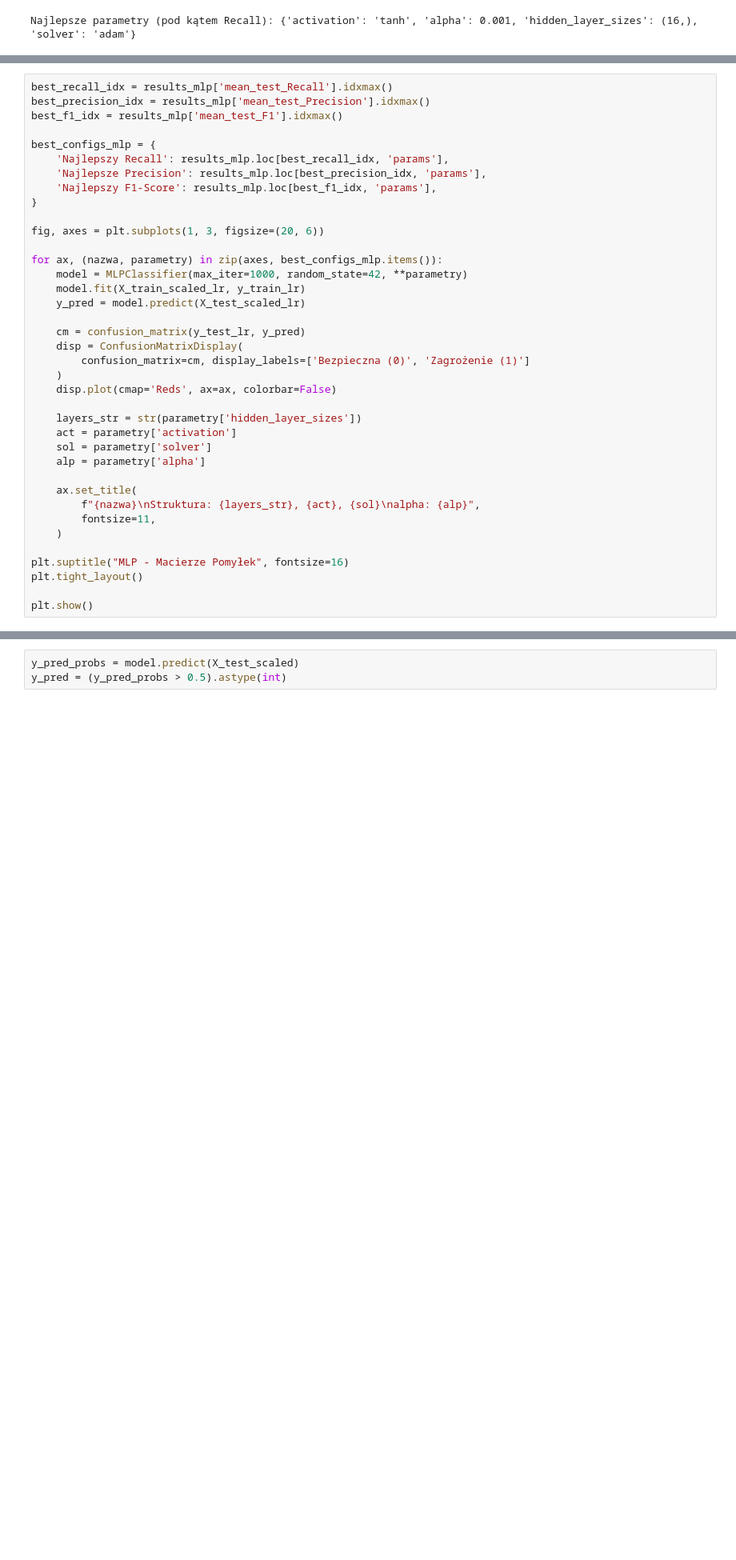
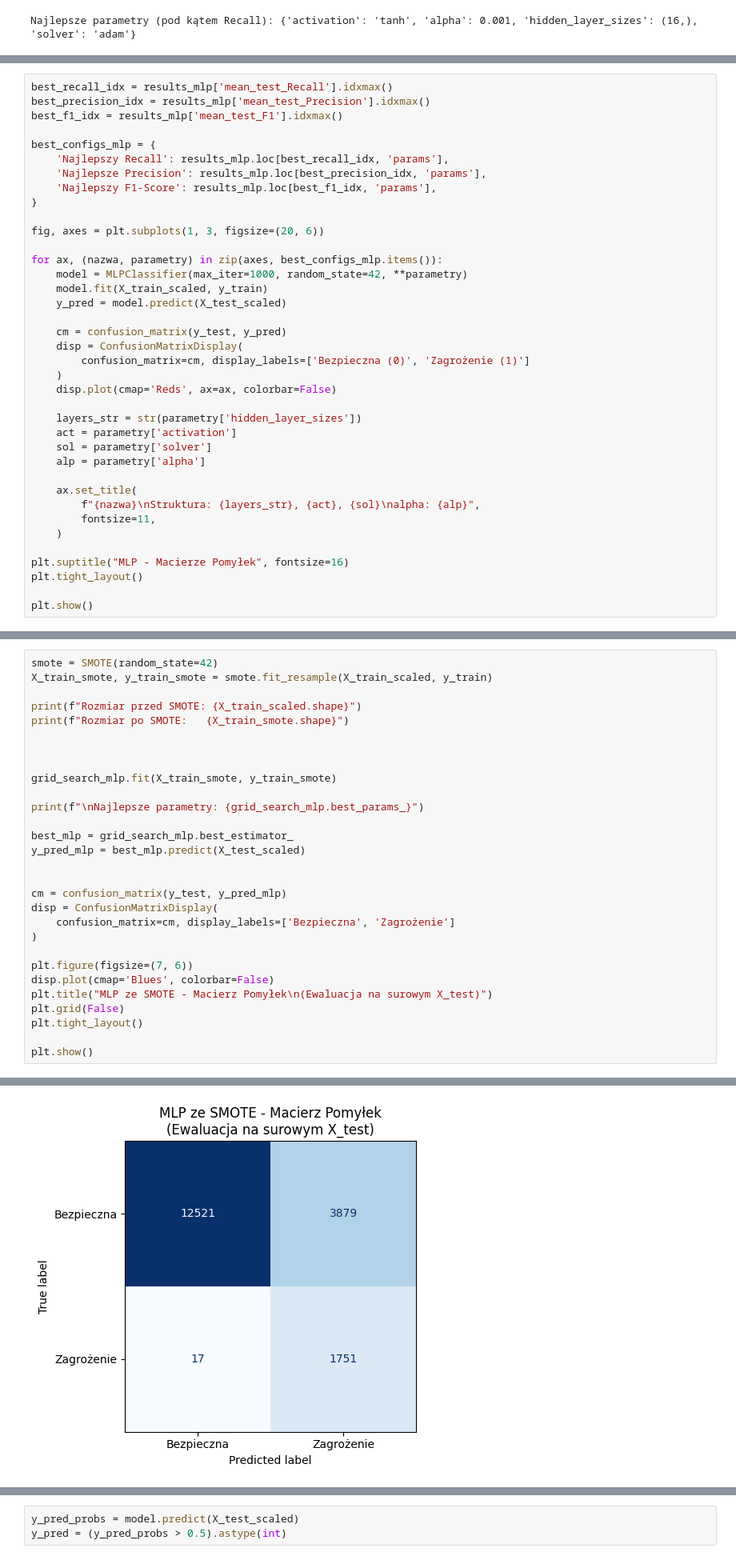
Before and after one commit to Zajecia-na-PWr-LR/lista-4-projekt-grupowy-orjaol, a Jupyter notebook: zadanie.ipynb, the cells around one changed output, grey strips where cells are left out. Shown at 80% size. Saved outputs shown, nothing was run; the diff lists cells and outputs as text; blank space fills up the shorter version.

Commit message:
MLP SMOTE

```diff
--- a/zadanie.ipynb
+++ b/zadanie.ipynb
@@ -433,10 +433,10 @@ fig, axes = plt.subplots(1, 3, figsize=(20, 6))
 
 for ax, (nazwa, parametry) in zip(axes, best_configs_mlp.items()):
     model = MLPClassifier(max_iter=1000, random_state=42, **parametry)
-    model.fit(X_train_scaled_lr, y_train_lr)
-    y_pred = model.predict(X_test_scaled_lr)
+    model.fit(X_train_scaled, y_train)
+    y_pred = model.predict(X_test_scaled)
 
-    cm = confusion_matrix(y_test_lr, y_pred)
+    cm = confusion_matrix(y_test, y_pred)
     disp = ConfusionMatrixDisplay(
         confusion_matrix=cm, display_labels=['Bezpieczna (0)', 'Zagrożenie (1)']
     )
@@ -460,0 +463,30 @@ plt.show()
+# %%
+smote = SMOTE(random_state=42)
+X_train_smote, y_train_smote = smote.fit_resample(X_train_scaled, y_train)
+
+print(f"Rozmiar przed SMOTE: {X_train_scaled.shape}")
+print(f"Rozmiar po SMOTE:   {X_train_smote.shape}")
+
+
+
+grid_search_mlp.fit(X_train_smote, y_train_smote)
+
+print(f"\nNajlepsze parametry: {grid_search_mlp.best_params_}")
+
+best_mlp = grid_search_mlp.best_estimator_
+y_pred_mlp = best_mlp.predict(X_test_scaled)
+
+
+cm = confusion_matrix(y_test, y_pred_mlp)
+disp = ConfusionMatrixDisplay(
+    confusion_matrix=cm, display_labels=['Bezpieczna', 'Zagrożenie']
+)
+
+plt.figure(figsize=(7, 6))
+disp.plot(cmap='Blues', colorbar=False)
+plt.title("MLP ze SMOTE - Macierz Pomyłek\n(Ewaluacja na surowym X_test)")
+plt.grid(False)
+plt.tight_layout()
+
+plt.show()
+# %% [output]
@@ -461,3 +497,4 @@ plt.show()
+[figure, added]
 # %% [markdown]
 #### 7.2 Deep Learning (Głębokie Uczenie)
 Wykorzystanie wielowarstwowej, głębokiej sieci neuronowej w celu sprawdzenia, czy architektura o większej liczbie warstw ukrytych lepiej wyłapie złożone i nieliniowe zależności w danych o asteroidach w porównaniu do klasycznego, płytkiego modelu MLP.
```
Also changed, not shown: parts of 5 cells of this notebook.
